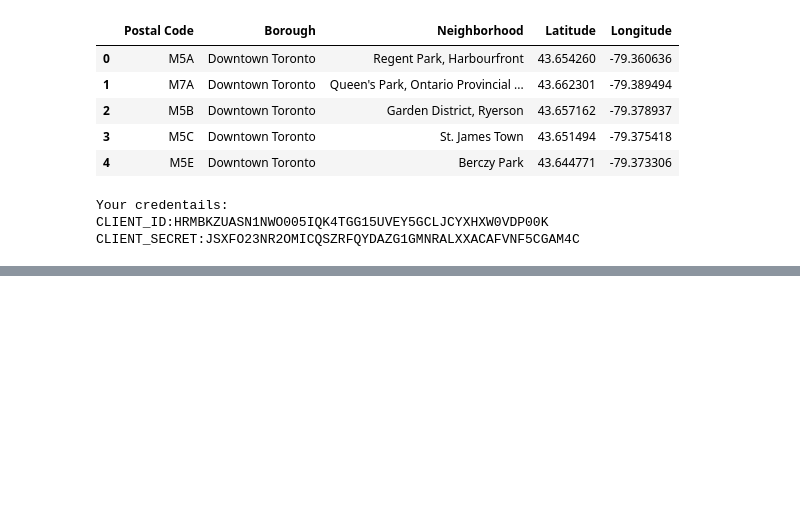
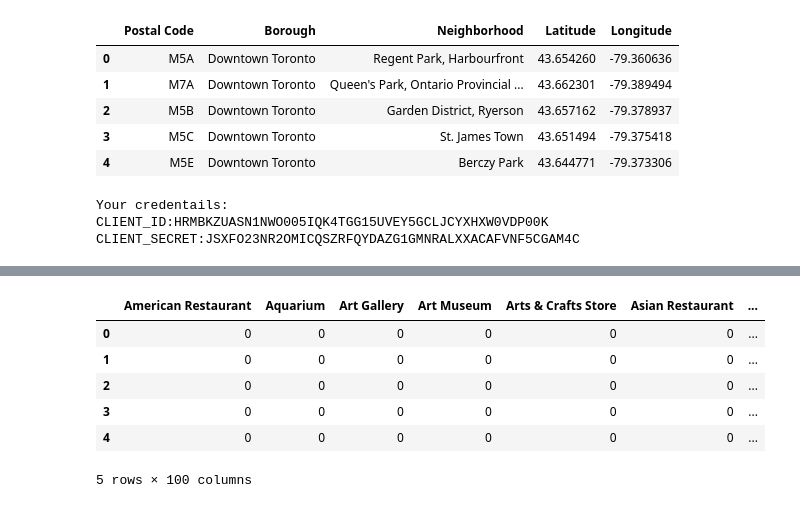
Before and after one commit to Rohan6c/capstone, a Jupyter notebook: mkk.ipynb, the cells around one changed output, grey strips where cells are left out. Cells and saved outputs as stored; diff of their text form; code cells hidden in the pictures; blank space fills up the shorter version.

```diff
--- a/mkk.ipynb
+++ b/mkk.ipynb
@@ -257,0 +355,12 @@ map_manhattan
+# %%
+downtowntorontoonehot=pd.get_dummies(downtowntoronto['Venue Category'])
+downtowntorontoonehot['Neighrhood']=downtowntoronto['Neighborhood Name']
+downtowntorontoonehot.head()
+# %% [output]
+|  | American Restaurant | Aquarium | Art Gallery | Art Museum | Arts & Crafts Store | Asian Restaurant | ... |
+| 0 | 0 | 0 | 0 | 0 | 0 | 0 | ... |
+| 1 | 0 | 0 | 0 | 0 | 0 | 0 | ... |
+| 2 | 0 | 0 | 0 | 0 | 0 | 0 | ... |
+| 3 | 0 | 0 | 0 | 0 | 0 | 0 | ... |
+| 4 | 0 | 0 | 0 | 0 | 0 | 0 | ... |
+5 rows × 100 columns
```
Also changed, not shown: parts of 10 cells of this notebook.
